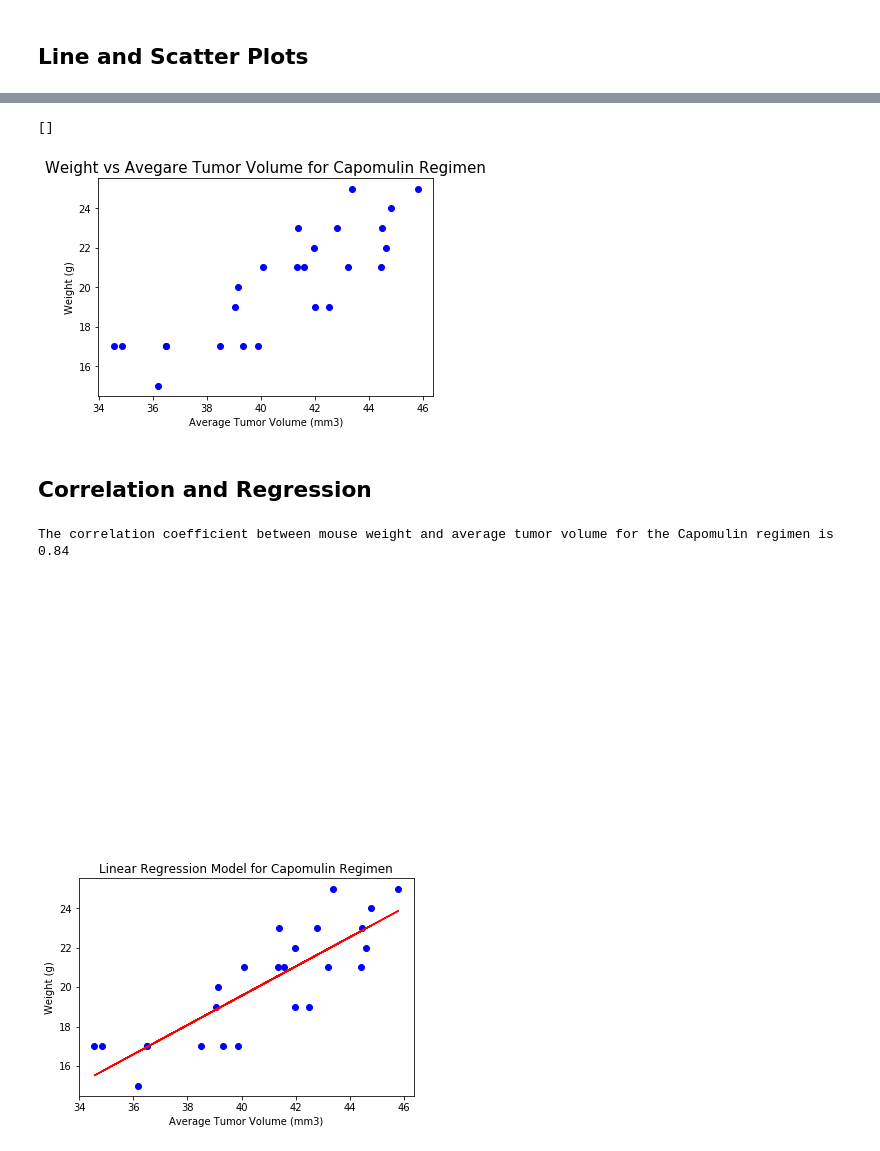
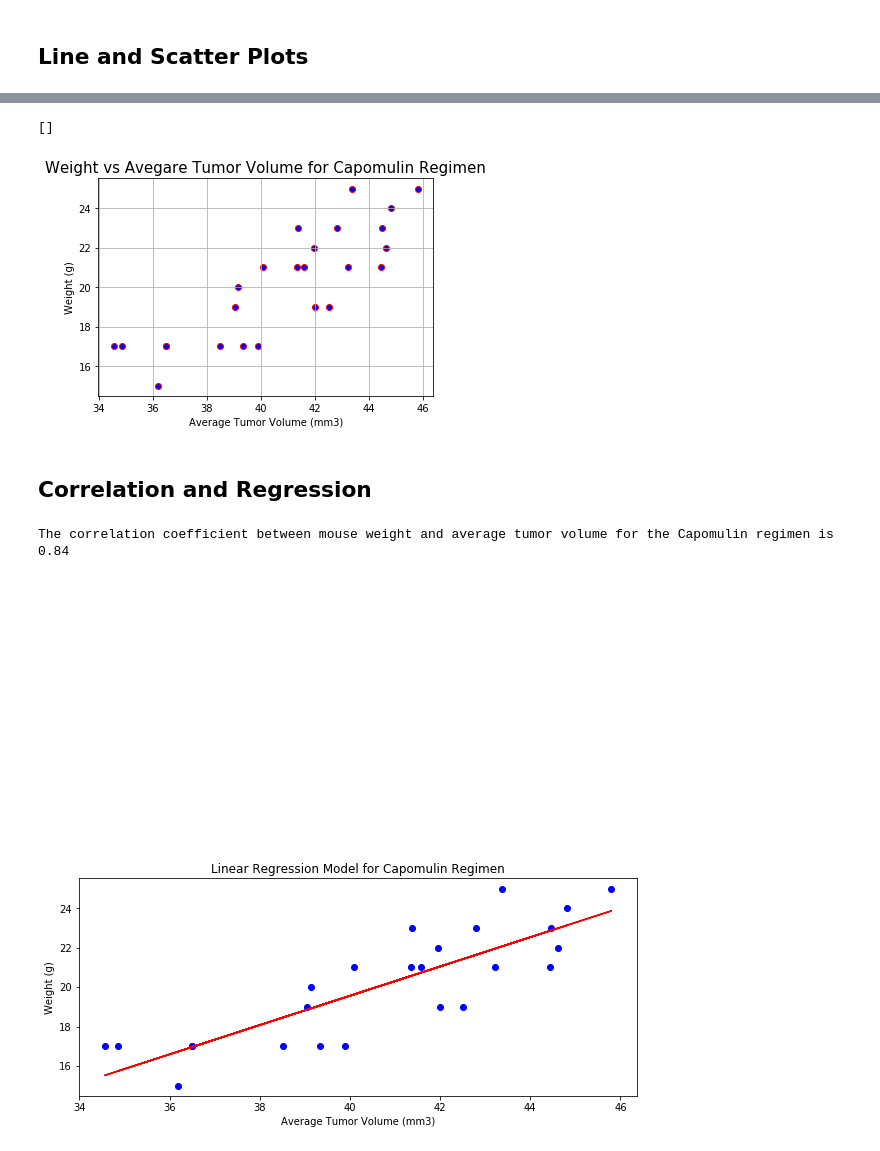
Before and after one commit to UoT-Bootcamp/Python-Matplotlib-Challenge, a Jupyter notebook: 05-Matplotlib_Homework_Instructions_Pymaceuticals_pymaceuticals_starter.ipynb, the cells around one changed output, grey strips where cells are left out. Drawn from its saved outputs; the diff is of its cells as text; code cells hidden in the pictures.

```diff
--- a/05-Matplotlib_Homework_Instructions_Pymaceuticals_pymaceuticals_starter.ipynb
+++ b/05-Matplotlib_Homework_Instructions_Pymaceuticals_pymaceuticals_starter.ipynb
@@ -350,47 +446,47 @@ x_axis = avg_tumor_vol["Tumor Volume (mm3)"]
 y_axis = avg_tumor_vol["Weight (g)"]
 
 # marker_size = 10
-plt.scatter(x_axis, y_axis, marker="o", color="blue")
+plt.scatter(x_axis, y_axis, marker="o", facecolors="blue", edgecolors="red")
 plt.xlabel("Average Tumor Volume (mm3)")
 plt.ylabel("Weight (g)")
 plt.title("Weight vs Avegare Tumor Volume for Capomulin Regimen", fontsize = 15)
 # plt.ylim(0, max(y_axis) + 10)
 # # plt.xlim(0, max(x_axis) + 10)
-
+plt.grid()
 plt.plot()
 # %% [output]
 []
-[figure, old version]
+[figure, new version]
 # %% [markdown]
 ## Correlation and Regression
 # %%
 # Calculate the correlation coefficient and linear regression model
 # for mouse weight and average tumor volume for the Capomulin regimen
 avg_tumor_vol
 x_value = avg_tumor_vol["Tumor Volume (mm3)"]
 y_value = avg_tumor_vol["Weight (g)"]
 
 
 
 correlation = st.pearsonr(x_value, y_value)
 
 print(f"The correlation coefficient between mouse weight and average tumor volume for the Capomulin regimen is {round(correlation[0],2)}")
 
 (slope, intercept, rvalue, pvalue, stderr) = linregress(x_value, y_value)
 
 regress_values = x_value * slope + intercept
 line_eq = "y = " + str(round(slope,2)) + "x + " + str(round(intercept,2))
-
+plt.figure(figsize=(10,4))
 plt.scatter(x_value,y_value, color = "blue")
 plt.plot(x_value,regress_values,"r-")
 
 plt.annotate(line_eq,(36, 40),fontsize = 10, color="red")
 plt.title("Linear Regression Model for Capomulin Regimen")
 plt.xlabel("Average Tumor Volume (mm3)")
 plt.ylabel("Weight (g)")
 plt.show()
 # %% [output]
 The correlation coefficient between mouse weight and average tumor volume for the Capomulin regimen is 0.84
-[figure, old version]
+[figure, new version]
 # %%
  mouse_study_data_df.loc[mouse_study_data_df["Mouse ID"] == "g989"]
```
Also changed, not shown: parts of 9 cells of this notebook.
